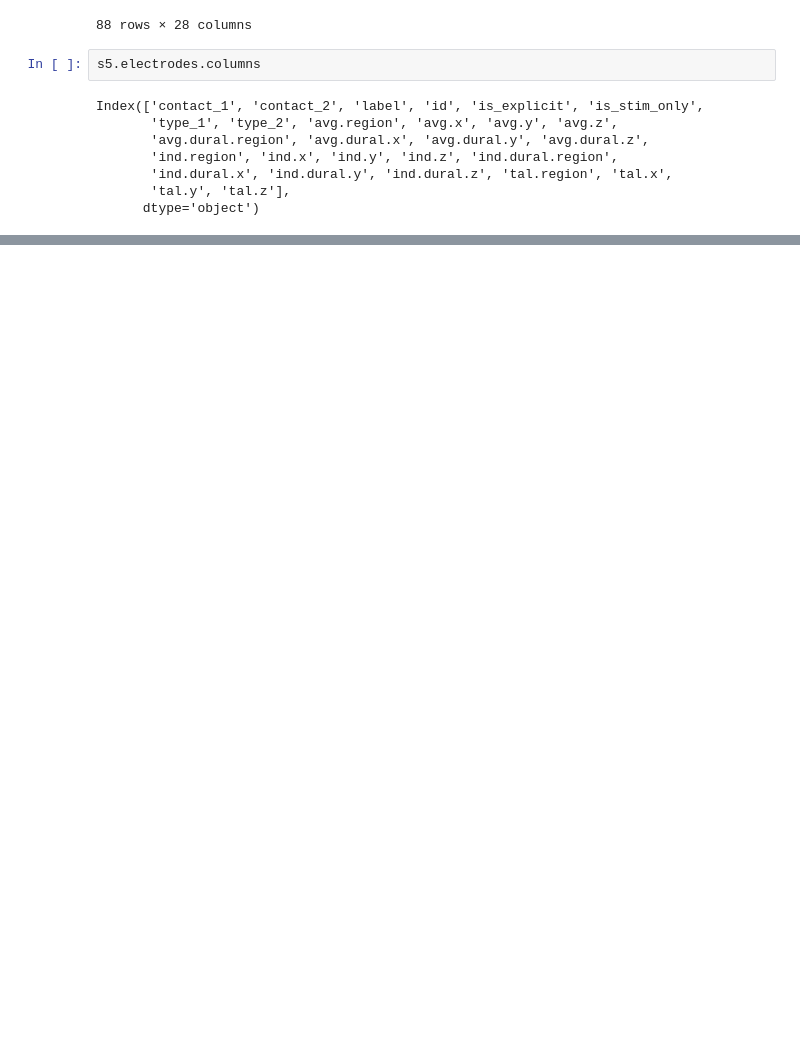
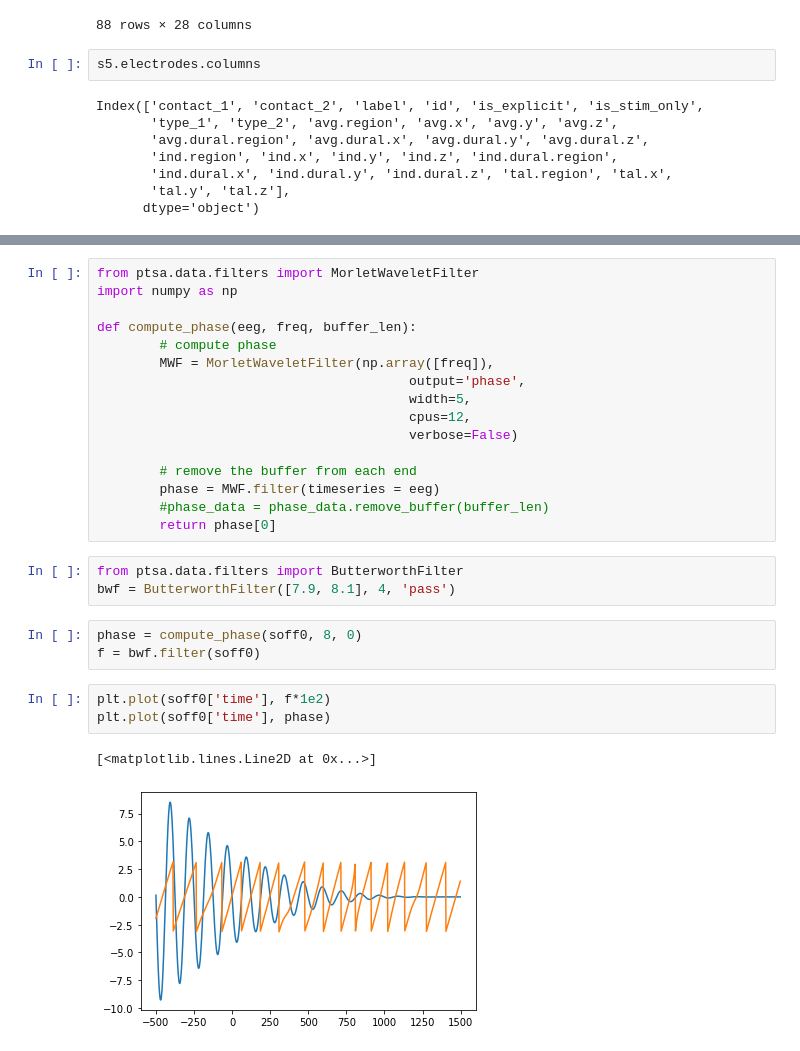
Before and after one commit to CamHolman/neuro, a Jupyter notebook: neuro/stim/testingnbs/Untitled3.ipynb, the cells around one changed output, grey strips where cells are left out. Saved outputs shown, nothing was run; the diff lists cells and outputs as text; blank space fills up the shorter version.

```diff
--- a/neuro/stim/testingnbs/Untitled3.ipynb
+++ b/neuro/stim/testingnbs/Untitled3.ipynb
@@ -288,0 +602,28 @@ Index(['contact_1', 'contact_2', 'label', 'id', 'is_explicit', 'is_stim_only',
+# %%
+from ptsa.data.filters import MorletWaveletFilter
+import numpy as np
+
+def compute_phase(eeg, freq, buffer_len):
+        # compute phase
+        MWF = MorletWaveletFilter(np.array([freq]),
+                                        output='phase',
+                                        width=5,
+                                        cpus=12,
+                                        verbose=False)
+
+        # remove the buffer from each end
+        phase = MWF.filter(timeseries = eeg)
+        #phase_data = phase_data.remove_buffer(buffer_len)
+        return phase[0]
+# %%
+from ptsa.data.filters import ButterworthFilter
+bwf = ButterworthFilter([7.9, 8.1], 4, 'pass')
+# %%
+phase = compute_phase(soff0, 8, 0)
+f = bwf.filter(soff0)
+# %%
+plt.plot(soff0['time'], f*1e2)
+plt.plot(soff0['time'], phase)
+# %% [output]
+[<matplotlib.lines.Line2D at 0x...>]
+[figure, added]
```
Also changed, not shown: parts of 43 cells of this notebook, 5 other files.
